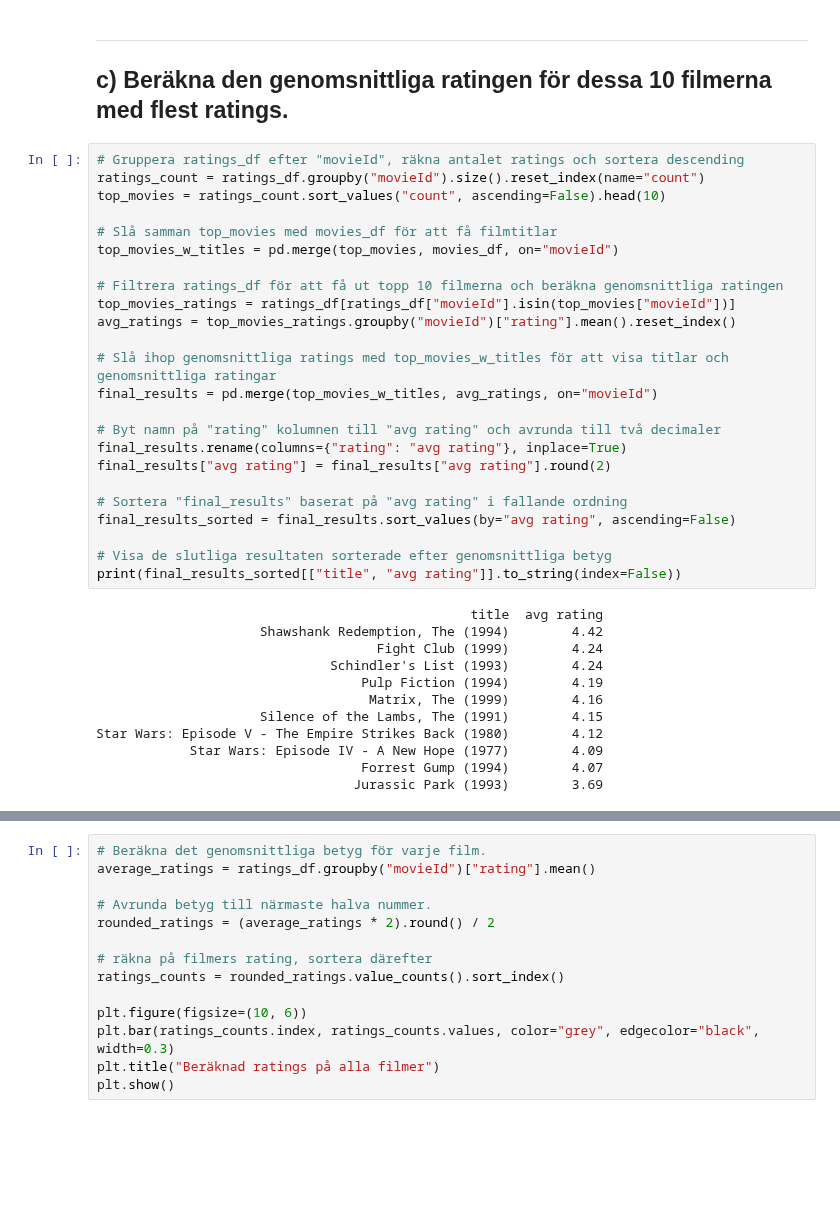
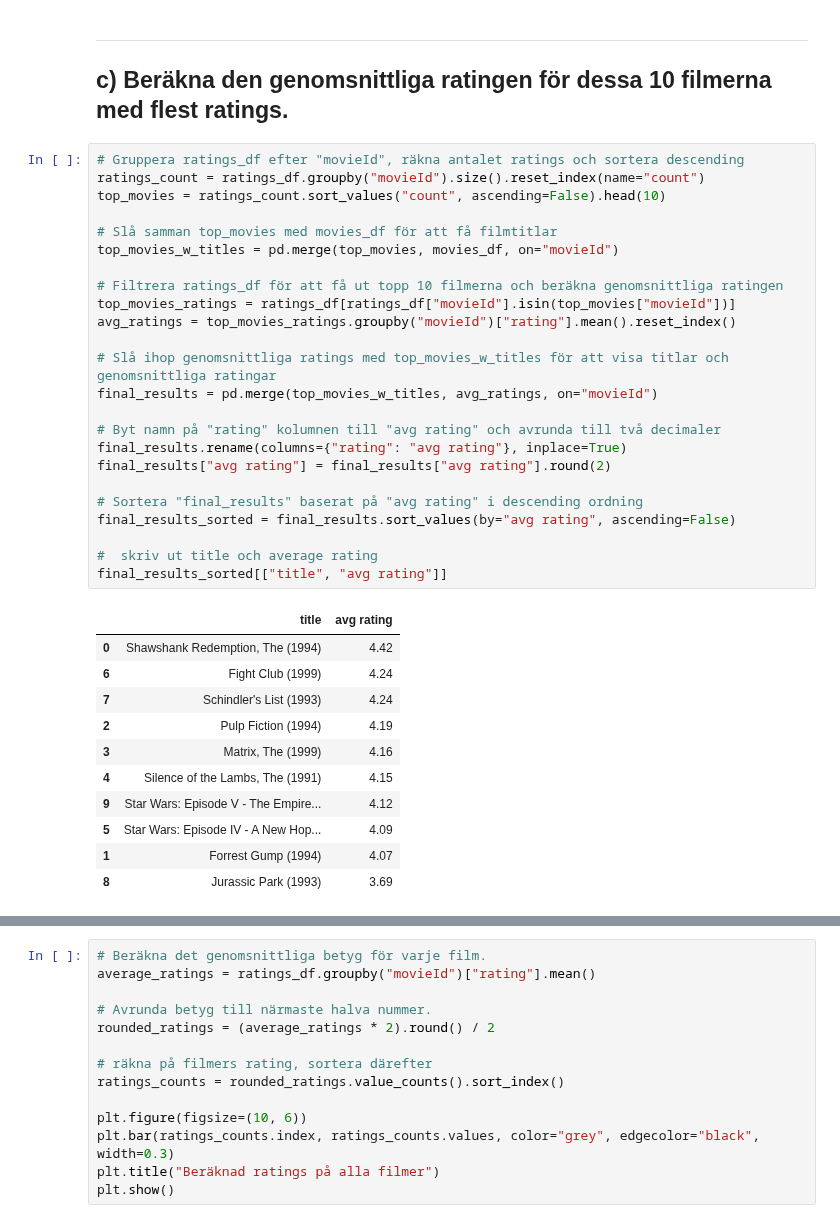
Before and after one commit to Markofbear/AI-Bjorn-Lagerblad-OPA23, a Jupyter notebook: labs/labb1/labb1.ipynb, the cells around one changed output, grey strips where cells are left out. Saved outputs shown, nothing was run; the diff lists cells and outputs as text; blank space fills up the shorter version.

```diff
--- a/labs/labb1/labb1.ipynb
+++ b/labs/labb1/labb1.ipynb
@@ -146,39 +139,39 @@ display(h_rating_with_titles[["movieId", "title", "count"]])
 # %%
 # Gruppera ratings_df efter "movieId", räkna antalet ratings och sortera descending
 ratings_count = ratings_df.groupby("movieId").size().reset_index(name="count")
 top_movies = ratings_count.sort_values("count", ascending=False).head(10)
 
 # Slå samman top_movies med movies_df för att få filmtitlar
 top_movies_w_titles = pd.merge(top_movies, movies_df, on="movieId")
 
 # Filtrera ratings_df för att få ut topp 10 filmerna och beräkna genomsnittliga ratingen
 top_movies_ratings = ratings_df[ratings_df["movieId"].isin(top_movies["movieId"])]
 avg_ratings = top_movies_ratings.groupby("movieId")["rating"].mean().reset_index()
 
 # Slå ihop genomsnittliga ratings med top_movies_w_titles för att visa titlar och genomsnittliga ratingar
 final_results = pd.merge(top_movies_w_titles, avg_ratings, on="movieId")
 
 # Byt namn på "rating" kolumnen till "avg rating" och avrunda till två decimaler
 final_results.rename(columns={"rating": "avg rating"}, inplace=True)
 final_results["avg rating"] = final_results["avg rating"].round(2)
 
-# Sortera "final_results" baserat på "avg rating" i fallande ordning
+# Sortera "final_results" baserat på "avg rating" i descending ordning
 final_results_sorted = final_results.sort_values(by="avg rating", ascending=False)
 
-# Visa de slutliga resultaten sorterade efter genomsnittliga betyg
-print(final_results_sorted[["title", "avg rating"]].to_string(index=False))
+#  skriv ut title och average rating
+final_results_sorted[["title", "avg rating"]]
 # %% [output]
-                                                title  avg rating
-                     Shawshank Redemption, The (1994)        4.42
-                                    Fight Club (1999)        4.24
-                              Schindler's List (1993)        4.24
-                                  Pulp Fiction (1994)        4.19
-                                   Matrix, The (1999)        4.16
-                     Silence of the Lambs, The (1991)        4.15
-Star Wars: Episode V - The Empire Strikes Back (1980)        4.12
-            Star Wars: Episode IV - A New Hope (1977)        4.09
-                                  Forrest Gump (1994)        4.07
-                                 Jurassic Park (1993)        3.69
+|  | title | avg rating |
+| 0 | Shawshank Redemption, The (1994) | 4.42 |
+| 6 | Fight Club (1999) | 4.24 |
+| 7 | Schindler's List (1993) | 4.24 |
+| 2 | Pulp Fiction (1994) | 4.19 |
+| 3 | Matrix, The (1999) | 4.16 |
+| 4 | Silence of the Lambs, The (1991) | 4.15 |
+| 9 | Star Wars: Episode V - The Empire... | 4.12 |
+| 5 | Star Wars: Episode IV - A New Hop... | 4.09 |
+| 1 | Forrest Gump (1994) | 4.07 |
+| 8 | Jurassic Park (1993) | 3.69 |
 # %% [markdown]
 ---
  ## d) Gör en plot över årtal och antalet filmer representerade i datasetet.
```
Also changed, not shown: parts of 17 cells of this notebook.
